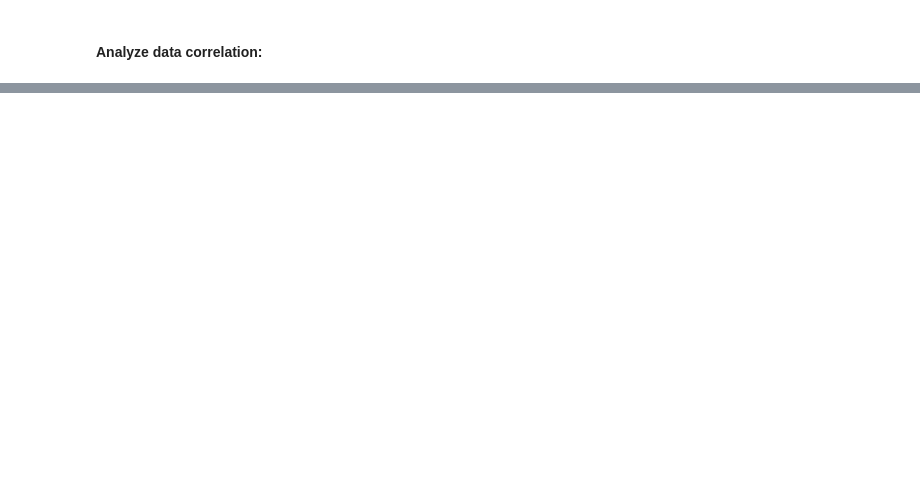
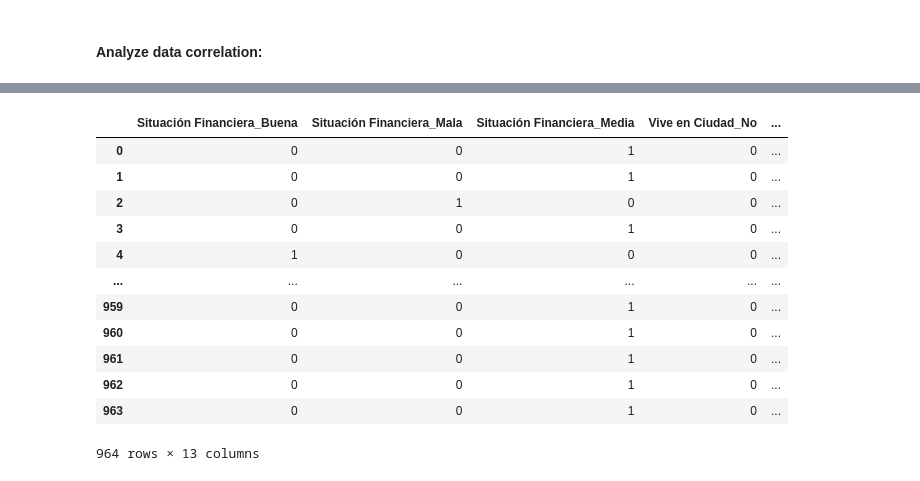
Before and after one commit to tiaraRS/NivelDeAdaptabilidad, a Jupyter notebook: Practica5.ipynb, the cells around one changed output, grey strips where cells are left out. Drawn from its saved outputs; the diff is of its cells as text; code cells hidden in the pictures; blank space fills up the shorter version.

```diff
--- a/Practica5.ipynb
+++ b/Practica5.ipynb
@@ -146,0 +257,17 @@ Test accuracy: 77.2%, test loss: 0.559833
+# %%
+summarized_dataset_one_hot_encoded = pd.get_dummies(summarized_dataset)
+summarized_dataset_one_hot_encoded
+# %% [output]
+|  | Situación Financiera_Buena | Situación Financiera_Mala | Situación Financiera_Media | Vive en Ciudad_No | ... |
+| 0 | 0 | 0 | 1 | 0 | ... |
+| 1 | 0 | 0 | 1 | 0 | ... |
+| 2 | 0 | 1 | 0 | 0 | ... |
+| 3 | 0 | 0 | 1 | 0 | ... |
+| 4 | 1 | 0 | 0 | 0 | ... |
+| ... | ... | ... | ... | ... | ... |
+| 959 | 0 | 0 | 1 | 0 | ... |
+| 960 | 0 | 0 | 1 | 0 | ... |
+| 961 | 0 | 0 | 1 | 0 | ... |
+| 962 | 0 | 0 | 1 | 0 | ... |
+| 963 | 0 | 0 | 1 | 0 | ... |
+964 rows × 13 columns
```
Also changed, not shown: parts of 19 cells of this notebook, 14 other files.
